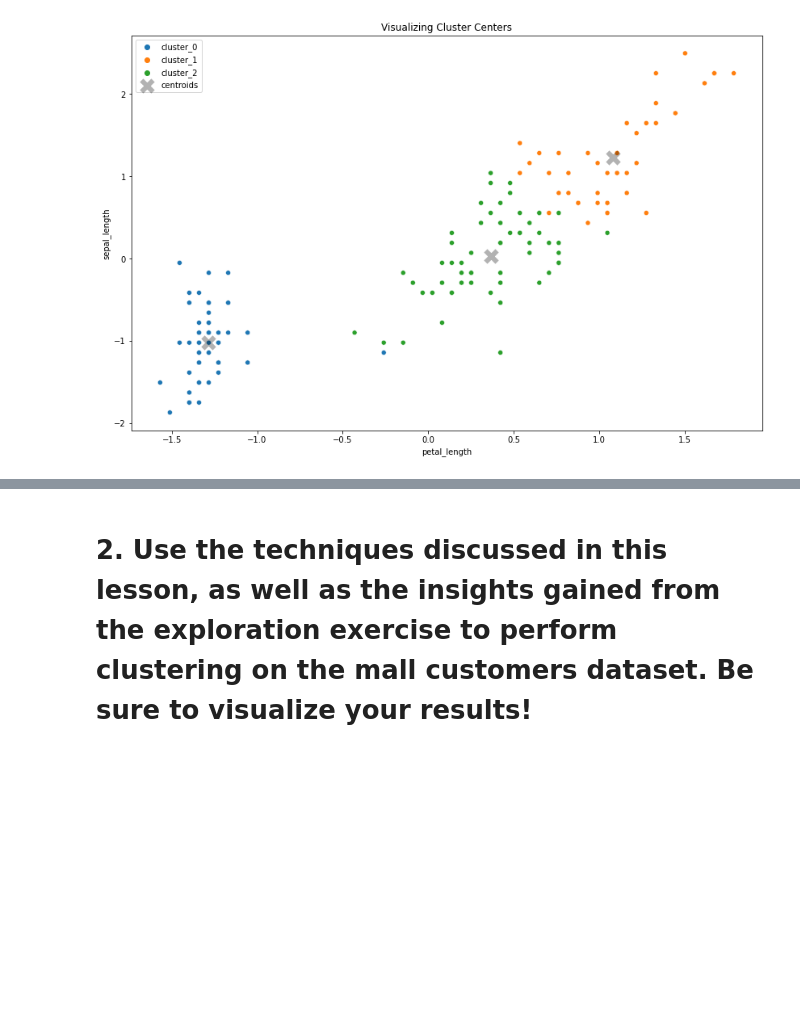
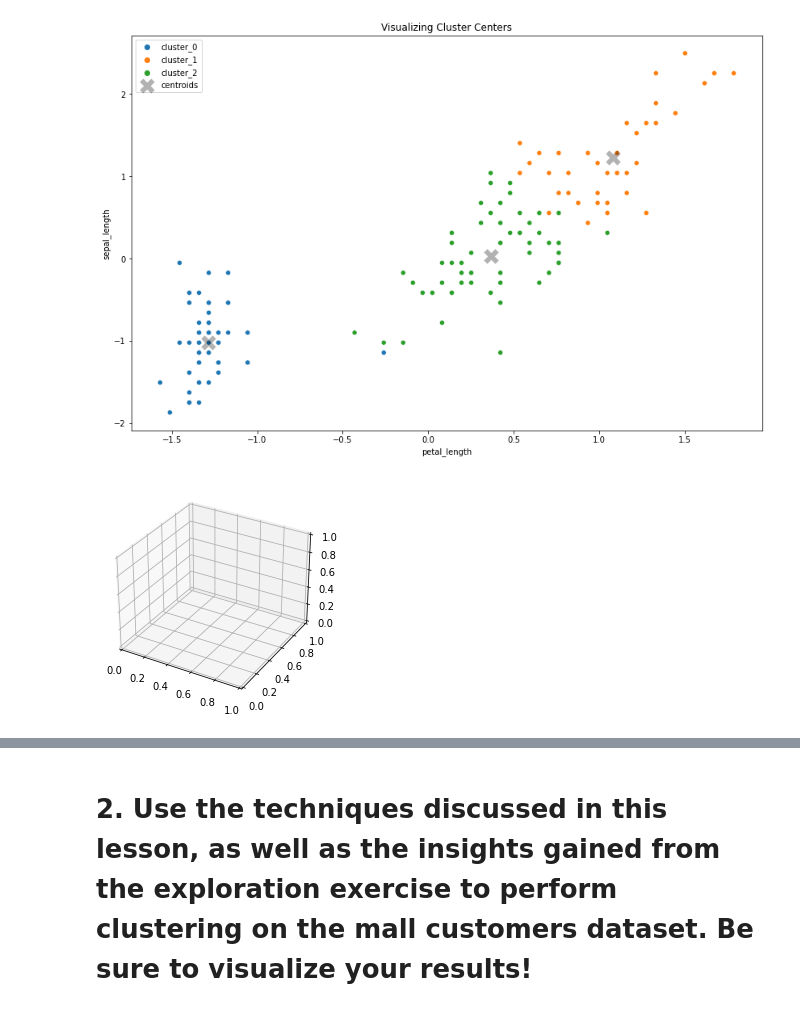
Before and after one commit to o0amandagomez0o/clustering-exercises, a Jupyter notebook: modeling.ipynb, the cells around one changed output, grey strips where cells are left out. Saved outputs shown, nothing was run; the diff lists cells and outputs as text; code cells hidden in the pictures; blank space fills up the shorter version.

```diff
--- a/modeling.ipynb
+++ b/modeling.ipynb
@@ -416,0 +422,5 @@ plt.legend();
+# %%
+fig = plt.figure()
+ax = plt.axes(projection='3d')
+# %% [output]
+[figure, added]
```
Also changed, not shown: parts of 8 cells of this notebook, 2 other files.
